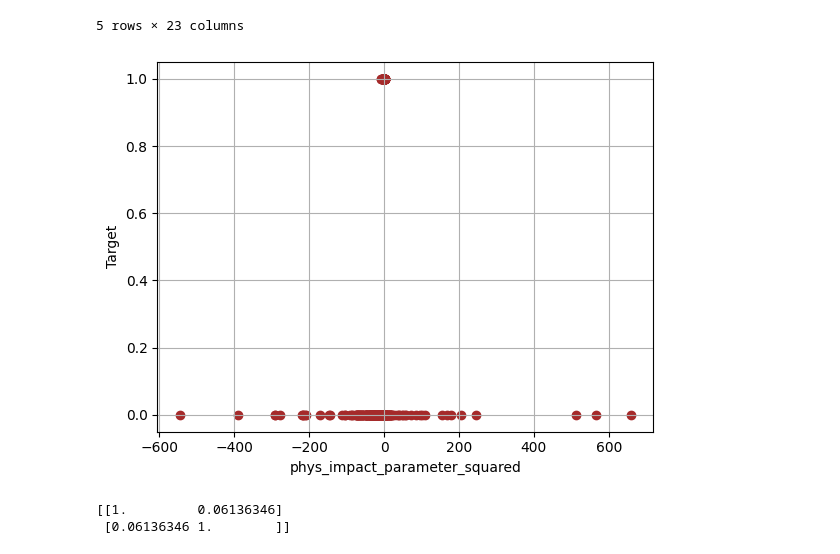
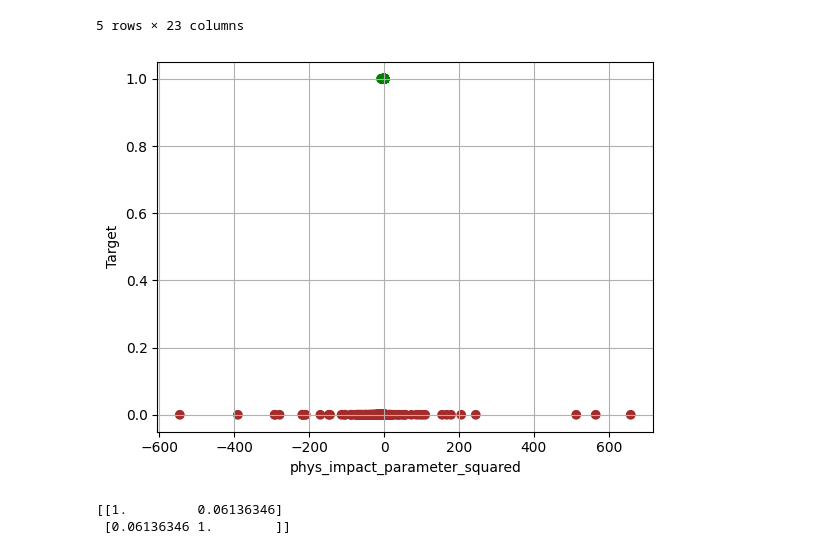
Before and after one commit to Esraaj-Sarkar-Gupta/exoplanet-identification, a Jupyter notebook: src/physics_aware_features.ipynb, the cells around one changed output. Cells and saved outputs as stored; diff of their text form; code cells hidden in the pictures.

```diff
--- a/src/physics_aware_features.ipynb
+++ b/src/physics_aware_features.ipynb
@@ -155,21 +155,21 @@ display(df.head())
 # %%
 # -- Visualise Impact Parameter Squared -- #
 plt.figure()
-plt.scatter(df["phys_impact_parameter_squared"], df["Target"], color = "brown")
+plt.scatter(df["phys_impact_parameter_squared"], df["Target"], c=df["Target"].map({0: "brown", 1: "green"}))
 
 plt.xlabel("phys_impact_parameter_squared")
 plt.ylabel("Target")
 
 plt.grid(True)
 plt.show()
 
 R = np.corrcoef(
     df["phys_impact_parameter_squared"],
     df["Target"]
 )
 
 print(R)
 # %% [output]
-[figure, old version]
+[figure, new version]
 [[1.         0.06136346]
  [0.06136346 1.        ]]
```
Also changed, not shown: parts of 2 cells of this notebook.
